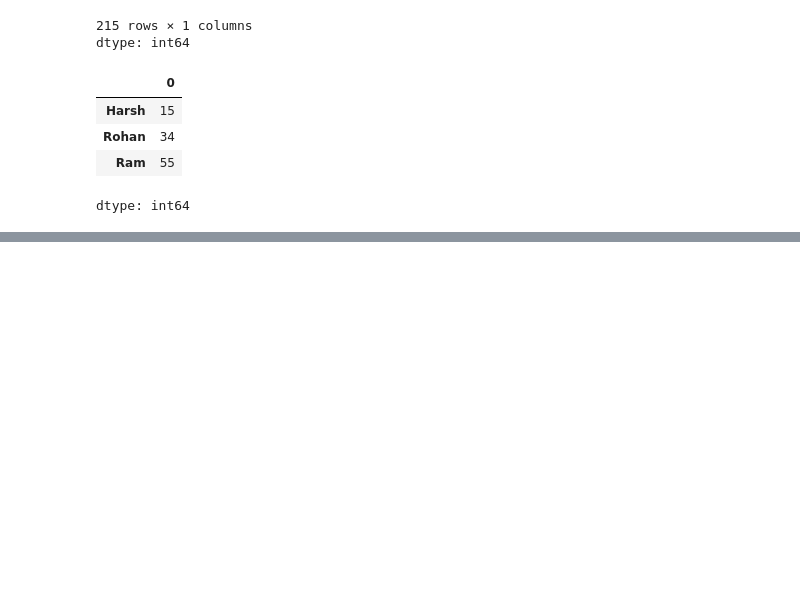
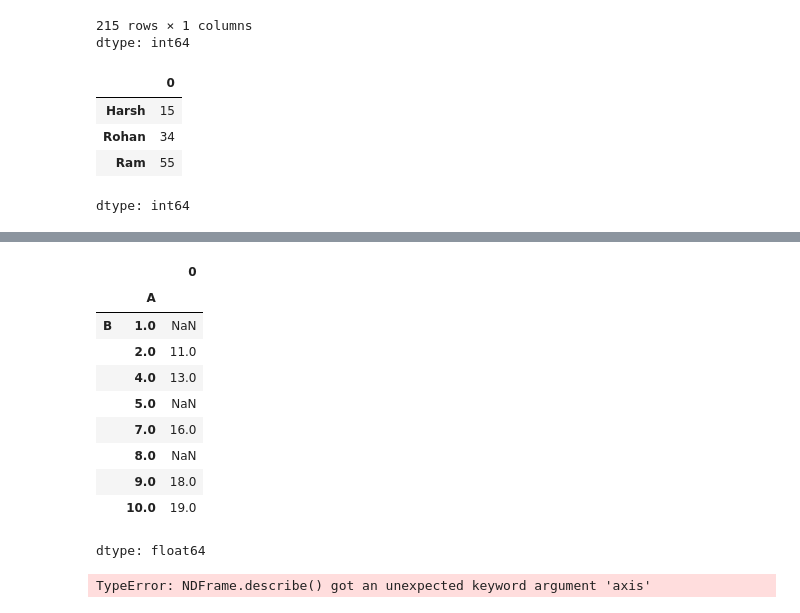
Before and after one commit to Promoter-Harsh/Pandas, a Jupyter notebook: Pandas.ipynb, the cells around one changed output, grey strips where cells are left out. Saved outputs shown, nothing was run; the diff lists cells and outputs as text; code cells hidden in the pictures; blank space fills up the shorter version.

```diff
--- a/Pandas.ipynb
+++ b/Pandas.ipynb
@@ -327,0 +340,18 @@ d
+# %%
+df2.groupby("A").mean(numeric_only = True).unstack()
+# %% [output]
+|  |  | 0 |
+|  | A |  |
+| B | 1.0 | NaN |
+|  | 2.0 | 11.0 |
+|  | 4.0 | 13.0 |
+|  | 5.0 | NaN |
+|  | 7.0 | 16.0 |
+|  | 8.0 | NaN |
+|  | 9.0 | 18.0 |
+|  | 10.0 | 19.0 |
+dtype: float64
+# %%
+df2.describe(axis = 1)
+# %% [output]
+TypeError: NDFrame.describe() got an unexpected keyword argument 'axis'
```
Also changed, not shown: parts of 49 cells of this notebook.
